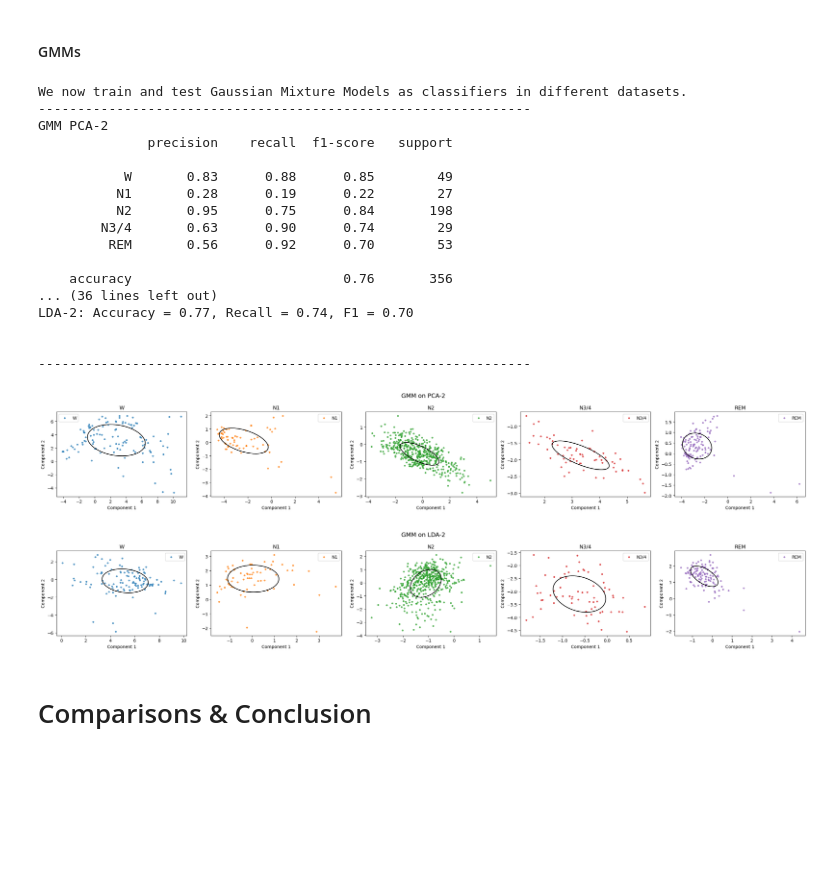
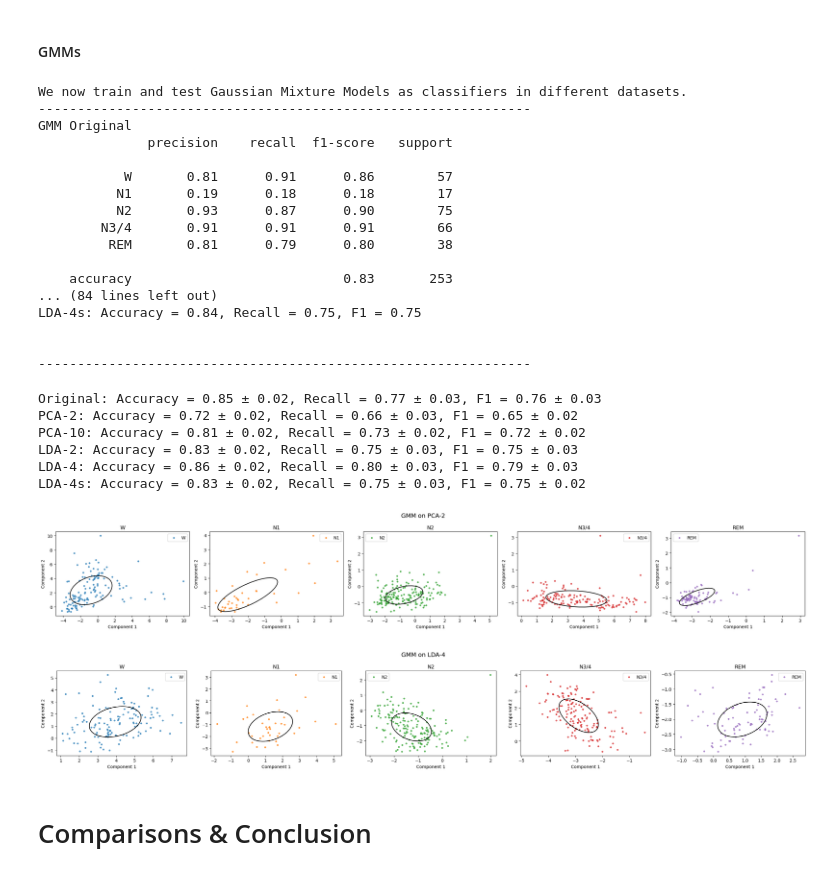
Before and after one commit to chivintar/sleep-classification, a Jupyter notebook: v1.ipynb, the cells around one changed output. Saved outputs shown, nothing was run; the diff lists cells and outputs as text; code cells hidden in the pictures; blank space fills up the shorter version.

```diff
--- a/v1.ipynb
+++ b/v1.ipynb
@@ -670,15 +685,13 @@ for solver in solvers:
 # training and testing gnb on the different datasets
 print('We now train and test Gaussian Naive Bayes models as classifiers in different datasets.')
 
-sets_for_gnb = [X_pca2, X_pca10, X_lda2]
-set_names = ['PCA-2', 'PCA-10', 'LDA-2']
+sets_for_gnb = [X_scaled, X_pca2, X_pca10, X_lda2, X_lda4, X_lda4s]
+set_names = ['Original', 'PCA-2', 'PCA-10', 'LDA-2', 'LDA-4', 'LDA-4s']
 
 gnb_results = []
 
 for s, name in zip(sets_for_gnb, set_names):
-    X_train, X_test, y_train, y_test = train_test_split(
-        s, y, test_size=0.3, random_state=42, stratify=y
-    )
+    X_train, X_test, y_train, y_test = train_test_split(s, y, test_size=0.3, random_state=42, stratify=y)
 
     gnb = train_naive_bayes(X_train, y_train)
     y_pred = gnb.predict(X_test)
@@ -739,8 +791,8 @@ from empiricaldist import Pmf
 # %%
 # training and testing GMMs on different datasets...
 print('We now train and test Gaussian Mixture Models as classifiers in different datasets.')
-sets_for_gmm = [X_pca2, X_pca10, X_lda2]
-set_names = ['PCA-2', 'PCA-10', 'LDA-2']
+sets_for_gmm = [X_scaled, X_pca2, X_pca10, X_lda2, X_lda4, X_lda4s]
+set_names = ['Original', 'PCA-2', 'PCA-10', 'LDA-2', 'LDA-4', 'LDA-4s']
 
 gmm_results = []
 
@@ -780,21 +832,59 @@ print('\n\n---------------------------------------------------------------')
 # %% [output]
 We now train and test Gaussian Mixture Models as classifiers in different datasets.
 ---------------------------------------------------------------
-GMM PCA-2
+GMM Original
               precision    recall  f1-score   support
 
-           W       0.83      0.88      0.85        49
-          N1       0.28      0.19      0.22        27
-          N2       0.95      0.75      0.84       198
-        N3/4       0.63      0.90      0.74        29
-         REM       0.56      0.92      0.70        53
+           W       0.81      0.91      0.86        57
+          N1       0.19      0.18      0.18        17
+          N2       0.93      0.87      0.90        75
+        N3/4       0.91      0.91      0.91        66
+         REM       0.81      0.79      0.80        38
 
-    accuracy                           0.76       356
-... (36 lines left out)
-LDA-2: Accuracy = 0.77, Recall = 0.74, F1 = 0.70
+    accuracy                           0.83       253
+... (84 lines left out)
+LDA-4s: Accuracy = 0.84, Recall = 0.75, F1 = 0.75
 
 
 ---------------------------------------------------------------
+# %%
+# The following is an averaging process for the performance scores of the model.
+n_runs = 50
+gmm_results_summary = []
+
+for s, name in zip(sets_for_gmm, set_names):
+    accs, recalls, f1s = [], [], []
+    for i in range(n_runs):
+        seed = 42 + i
+        X_train, X_test, y_train, y_test = train_test_split(s, y, test_size=0.3, random_state=seed, stratify=y)
+
+        gmms = train_gmm_classifier(X_train, y_train)
+        y_pred = predict_gmm(X_test, gmms)
+
+        accs.append(accuracy_score(y_test, y_pred))
+        recalls.append(recall_score(y_test, y_pred, average='macro'))
+        f1s.append(f1_score(y_test, y_pred, average='macro'))
+
+    gmm_results_summary.append({
+        'name': name,
+        'accuracy': np.mean(accs),
+        'accuracy_std': np.std(accs),
+        'recall': np.mean(recalls),
+        'recall_std': np.std(recalls),
+        'f1_score': np.mean(f1s),
+        'f1_std': np.std(f1s)
+    })
+
+for result in gmm_results_summary:
+    print(f"{result['name']}: Accuracy = {result['accuracy']:.2f} ± {result['accuracy_std']:.2f}, "
+          f"Recall = {result['recall']:.2f} ± {result['recall_std']:.2f}, F1 = {result['f1_score']:.2f} ± {result['f1_std']:.2f}")
+# %% [output]
+Original: Accuracy = 0.85 ± 0.02, Recall = 0.77 ± 0.03, F1 = 0.76 ± 0.03
+PCA-2: Accuracy = 0.72 ± 0.02, Recall = 0.66 ± 0.03, F1 = 0.65 ± 0.02
+PCA-10: Accuracy = 0.81 ± 0.02, Recall = 0.73 ± 0.02, F1 = 0.72 ± 0.02
+LDA-2: Accuracy = 0.83 ± 0.02, Recall = 0.75 ± 0.03, F1 = 0.75 ± 0.03
+LDA-4: Accuracy = 0.86 ± 0.02, Recall = 0.80 ± 0.03, F1 = 0.79 ± 0.03
+LDA-4s: Accuracy = 0.83 ± 0.02, Recall = 0.75 ± 0.03, F1 = 0.75 ± 0.02
 # %%
 from matplotlib.patches import Ellipse
 
@@ -838,14 +928,14 @@ def plot_gmm_components_per_class(result, title=None, class_labels=None, k=2.):
     plt.tight_layout()
     plt.show()
 # %%
-plot_gmm_components_per_class(gmm_results[0], title="GMM on PCA-2",
+plot_gmm_components_per_class(gmm_results[1], title="GMM on PCA-2",
                               class_labels=list(stage_map_reduced.values()))
 # %% [output]
-[figure, old version]
+[figure, new version]
 # %%
-plot_gmm_components_per_class(gmm_results[2], title="GMM on LDA-2",
+plot_gmm_components_per_class(gmm_results[4], title="GMM on LDA-4",
                               class_labels=list(stage_map_reduced.values()))
 # %% [output]
-[figure, old version]
+[figure, new version]
 # %% [markdown]
 # Comparisons & Conclusion
```
Also changed, not shown: parts of 33 cells of this notebook.
